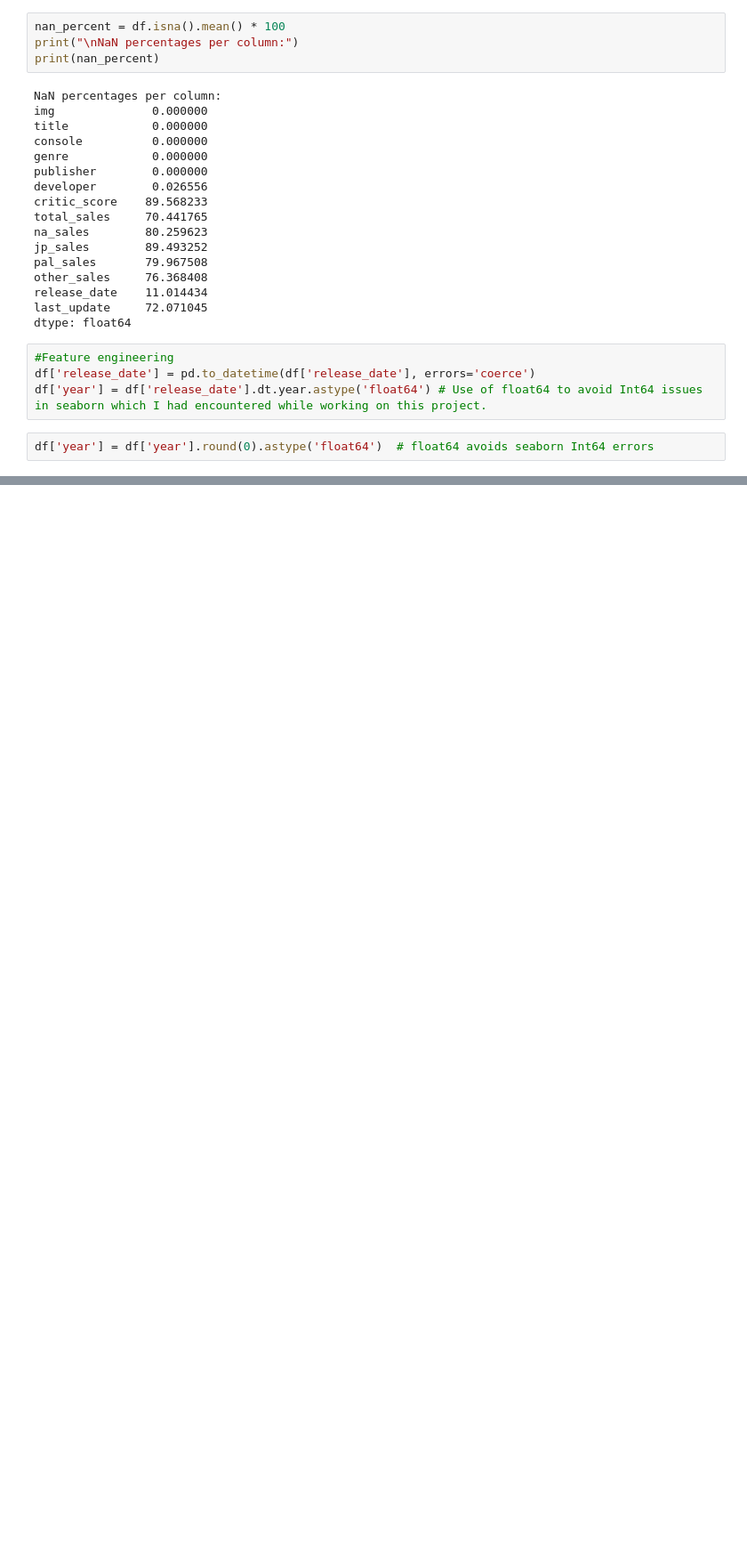
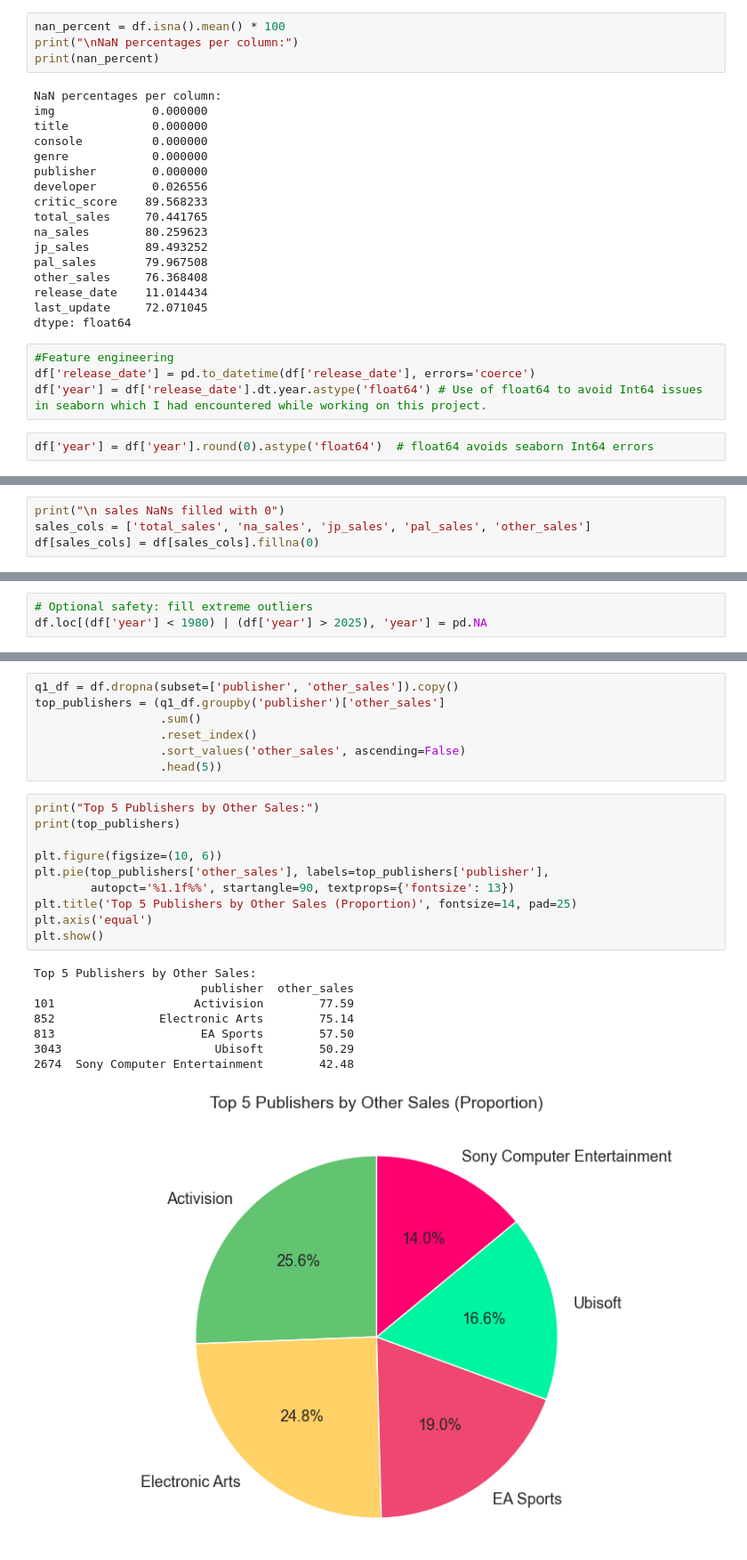
Before and after one commit to sb25345/https-github.com-CCT-Dublin-ca1-semester-2-data-visualization-sb25345-invitations, a Jupyter notebook: CA1-DV-sba25345.ipynb, the cells around one changed output, grey strips where cells are left out. Shown at 89% size. Saved outputs shown, nothing was run; the diff lists cells and outputs as text; blank space fills up the shorter version.

```diff
--- a/CA1-DV-sba25345.ipynb
+++ b/CA1-DV-sba25345.ipynb
@@ -153,0 +170,4 @@ df['year'] = df['year'].round(0).astype('float64')  # float64 avoids seaborn Int
+# %%
+print("\n sales NaNs filled with 0")
+sales_cols = ['total_sales', 'na_sales', 'jp_sales', 'pal_sales', 'other_sales']
+df[sales_cols] = df[sales_cols].fillna(0)
@@ -153,0 +196,3 @@ df['year'] = df['year'].round(0).astype('float64')  # float64 avoids seaborn Int
+# %%
+# Optional safety: fill extreme outliers
+df.loc[(df['year'] < 1980) | (df['year'] > 2025), 'year'] = pd.NA
@@ -153,0 +254,26 @@ df['year'] = df['year'].round(0).astype('float64')  # float64 avoids seaborn Int
+# %%
+q1_df = df.dropna(subset=['publisher', 'other_sales']).copy()
+top_publishers = (q1_df.groupby('publisher')['other_sales']
+                  .sum()
+                  .reset_index()
+                  .sort_values('other_sales', ascending=False)
+                  .head(5))
+# %%
+print("Top 5 Publishers by Other Sales:")
+print(top_publishers)
+
+plt.figure(figsize=(10, 6))
+plt.pie(top_publishers['other_sales'], labels=top_publishers['publisher'],
+        autopct='%1.1f%%', startangle=90, textprops={'fontsize': 13})
+plt.title('Top 5 Publishers by Other Sales (Proportion)', fontsize=14, pad=25)
+plt.axis('equal')
+plt.show()
+# %% [output]
+Top 5 Publishers by Other Sales:
+                        publisher  other_sales
+101                    Activision        77.59
+852               Electronic Arts        75.14
+813                     EA Sports        57.50
+3043                      Ubisoft        50.29
+2674  Sony Computer Entertainment        42.48
+[figure, added]
```
Also changed, not shown: parts of 21 cells of this notebook.
